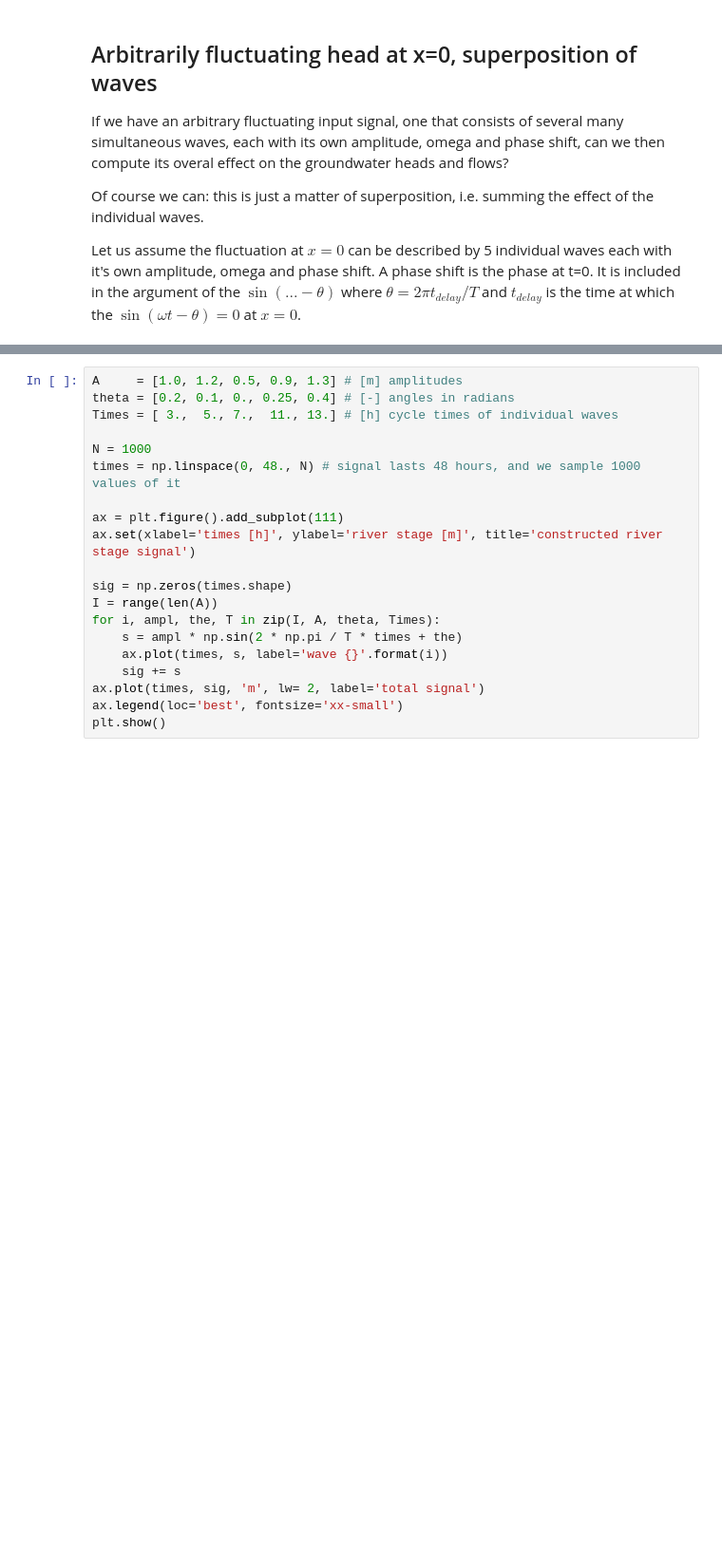
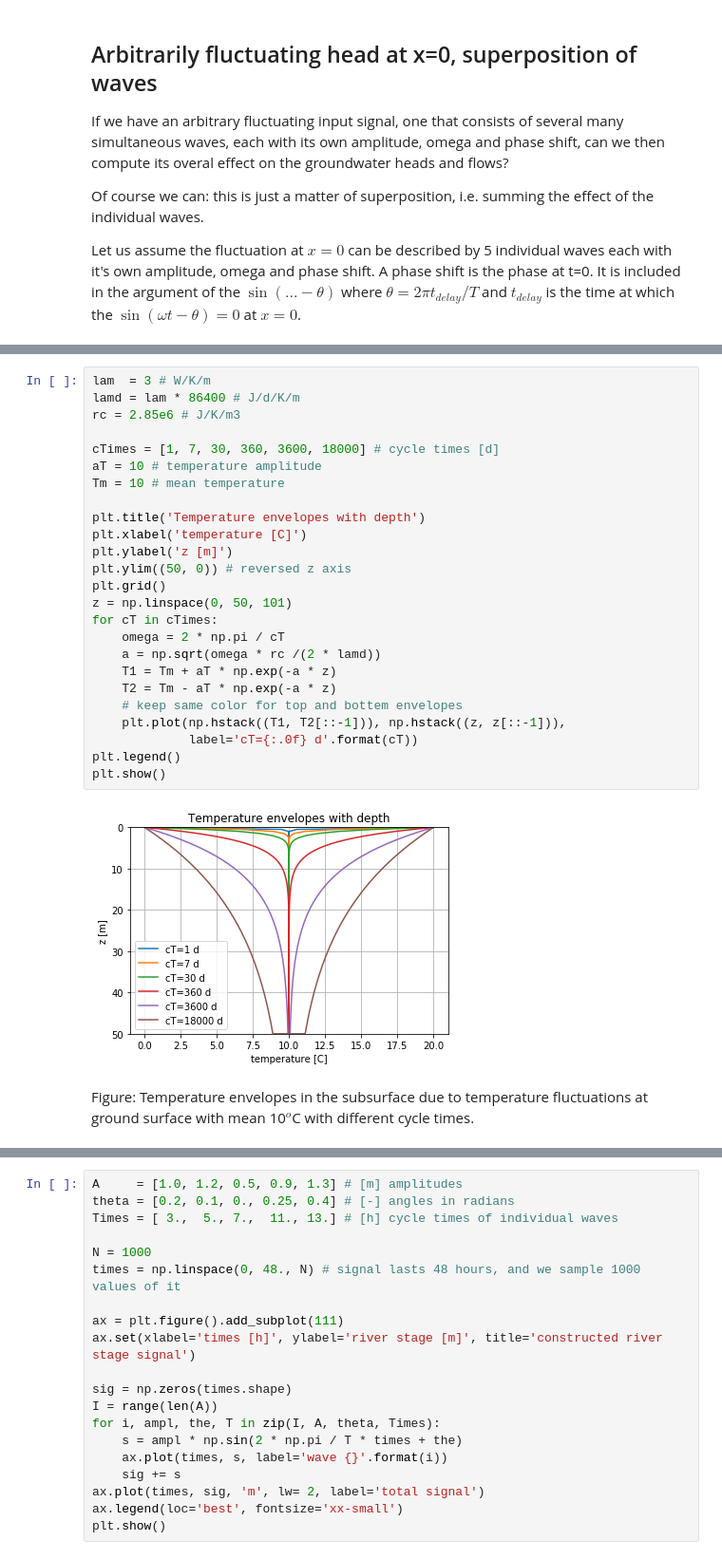
Before and after one commit to Olsthoorn/TransientGroundwaterFlow, a Jupyter notebook: docs/OneDimensionalTransientFlow.ipynb, the cells around one changed output, grey strips where cells are left out. Shown at 95% size. Cells and saved outputs as stored; diff of their text form; blank space fills up the shorter version.

```diff
--- a/docs/OneDimensionalTransientFlow.ipynb
+++ b/docs/OneDimensionalTransientFlow.ipynb
@@ -339 +334,30 @@ Figure: Temperature envelopes in the subsurface due to temperature fluctuations
+# %%
+lam  = 3 # W/K/m
+lamd = lam * 86400 # J/d/K/m
+rc = 2.85e6 # J/K/m3
+
+cTimes = [1, 7, 30, 360, 3600, 18000] # cycle times [d]
+aT = 10 # temperature amplitude
+Tm = 10 # mean temperature
+
+plt.title('Temperature envelopes with depth')
+plt.xlabel('temperature [C]')
+plt.ylabel('z [m]')
+plt.ylim((50, 0)) # reversed z axis
+plt.grid()
+z = np.linspace(0, 50, 101)
+for cT in cTimes:
+    omega = 2 * np.pi / cT
+    a = np.sqrt(omega * rc /(2 * lamd))
+    T1 = Tm + aT * np.exp(-a * z)
+    T2 = Tm - aT * np.exp(-a * z)
+    # keep same color for top and bottem envelopes
+    plt.plot(np.hstack((T1, T2[::-1])), np.hstack((z, z[::-1])),
+             label='cT={:.0f} d'.format(cT))
+plt.legend()
+plt.show()
+# %% [output]
+[figure, added]
+# %% [markdown]
+Figure: Temperature envelopes in the subsurface due to temperature fluctuations at ground surface with mean 10$^o$C  with different cycle times.
 # %% [markdown]
```
Also changed, not shown: parts of 28 cells of this notebook, 1 other file.
